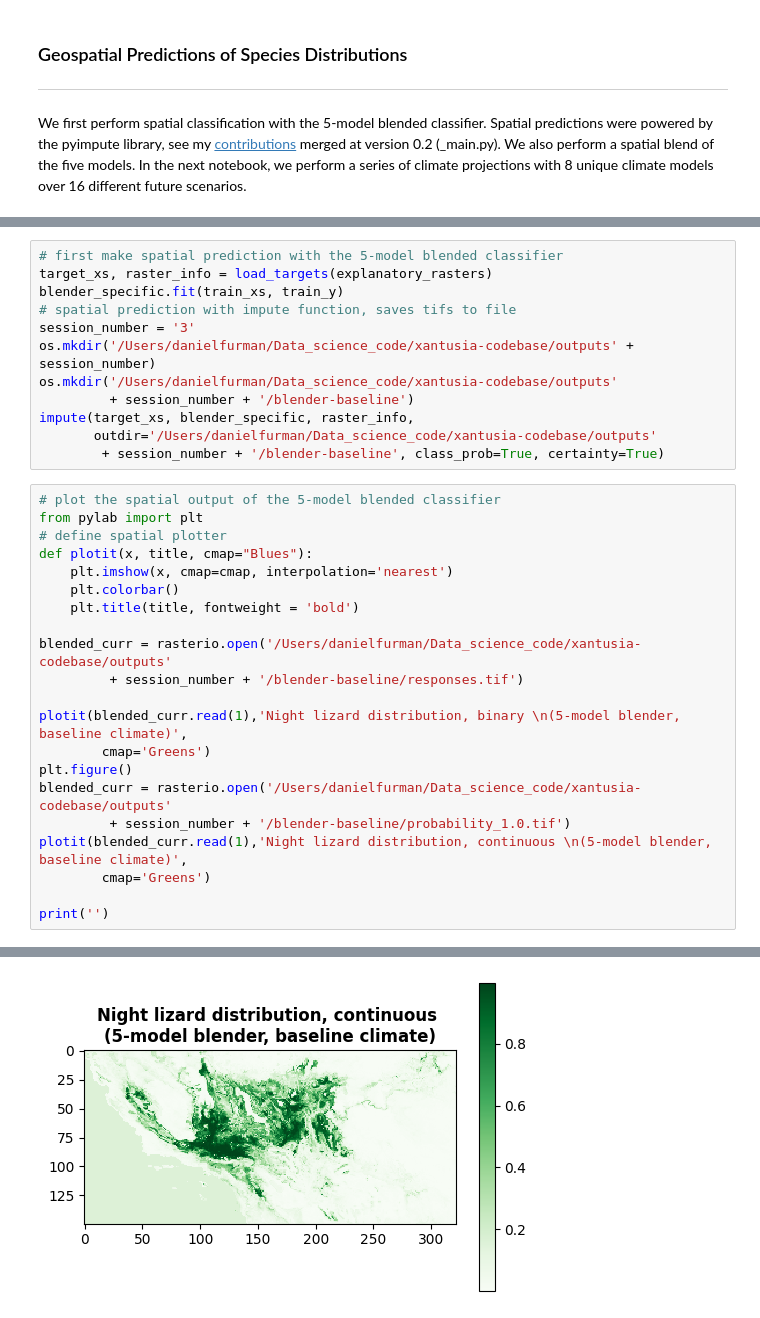
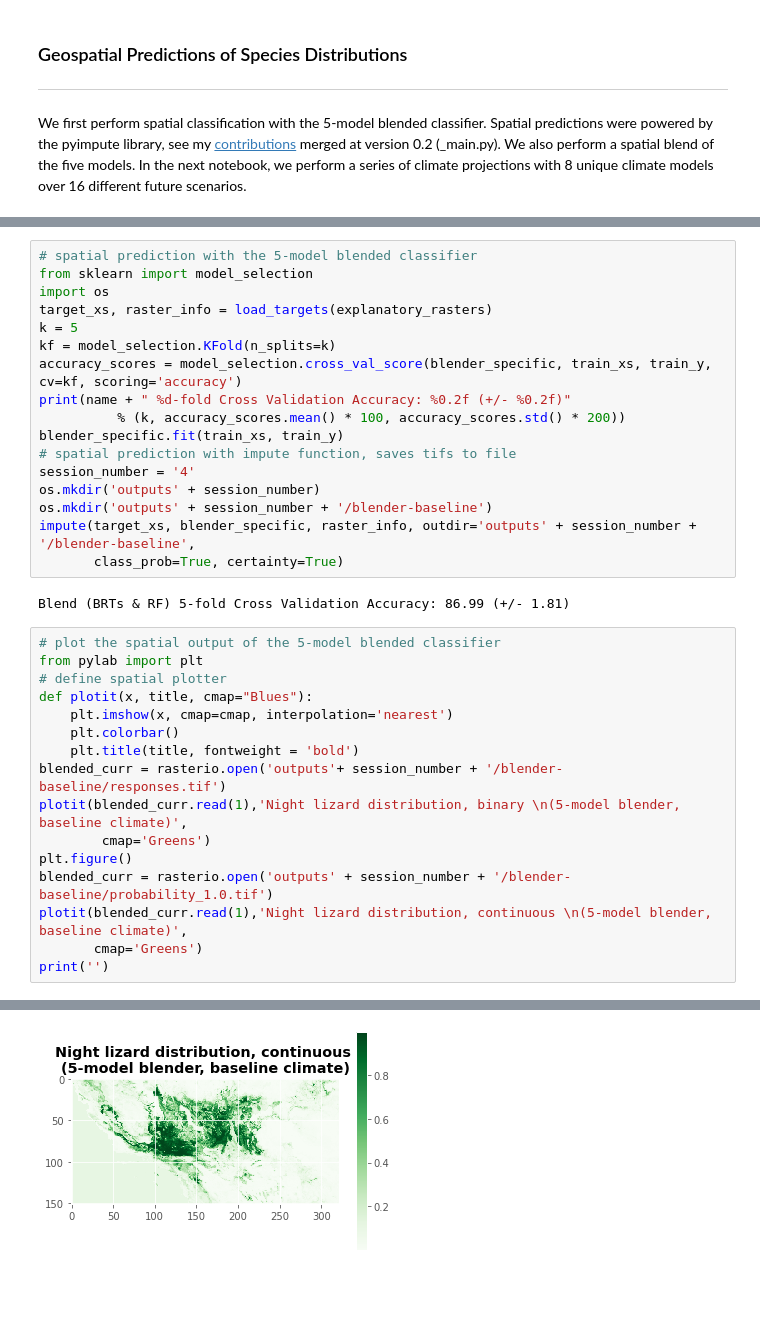
Before and after one commit to daniel-furman/ensemble-climate-projections, a Jupyter notebook: Comparing_MLs.ipynb, the cells around one changed output, grey strips where cells are left out. Saved outputs shown, nothing was run; the diff lists cells and outputs as text; blank space fills up the shorter version.

```diff
--- a/Comparing_MLs.ipynb
+++ b/Comparing_MLs.ipynb
@@ -146,15 +156,22 @@ train_xs.shape, train_y.shape # check shape
 # %%
-# first make spatial prediction with the 5-model blended classifier
+# spatial prediction with the 5-model blended classifier
+from sklearn import model_selection
+import os
 target_xs, raster_info = load_targets(explanatory_rasters)
+k = 5
+kf = model_selection.KFold(n_splits=k)
+accuracy_scores = model_selection.cross_val_score(blender_specific, train_xs, train_y, cv=kf, scoring='accuracy')
+print(name + " %d-fold Cross Validation Accuracy: %0.2f (+/- %0.2f)"
+          % (k, accuracy_scores.mean() * 100, accuracy_scores.std() * 200))
 blender_specific.fit(train_xs, train_y)
 # spatial prediction with impute function, saves tifs to file
-session_number = '3'
-os.mkdir('/Users/danielfurman/Data_science_code/xantusia-codebase/outputs' + session_number)
-os.mkdir('/Users/danielfurman/Data_science_code/xantusia-codebase/outputs'
-         + session_number + '/blender-baseline')
-impute(target_xs, blender_specific, raster_info,
-       outdir='/Users/danielfurman/Data_science_code/xantusia-codebase/outputs'
-        + session_number + '/blender-baseline', class_prob=True, certainty=True)
+session_number = '4'
+os.mkdir('outputs' + session_number)
+os.mkdir('outputs' + session_number + '/blender-baseline')
+impute(target_xs, blender_specific, raster_info, outdir='outputs' + session_number + '/blender-baseline',
+       class_prob=True, certainty=True)
+# %% [output]
+Blend (BRTs & RF) 5-fold Cross Validation Accuracy: 86.99 (+/- 1.81)
 # %%
 # plot the spatial output of the 5-model blended classifier
 from pylab import plt
@@ -163,17 +180,12 @@ def plotit(x, title, cmap="Blues"):
     plt.imshow(x, cmap=cmap, interpolation='nearest')
     plt.colorbar()
     plt.title(title, fontweight = 'bold')
-
-blended_curr = rasterio.open('/Users/danielfurman/Data_science_code/xantusia-codebase/outputs'
-         + session_number + '/blender-baseline/responses.tif')
-
+blended_curr = rasterio.open('outputs'+ session_number + '/blender-baseline/responses.tif')
 plotit(blended_curr.read(1),'Night lizard distribution, binary \n(5-model blender, baseline climate)',
         cmap='Greens')
 plt.figure()
-blended_curr = rasterio.open('/Users/danielfurman/Data_science_code/xantusia-codebase/outputs'
-         + session_number + '/blender-baseline/probability_1.0.tif')
+blended_curr = rasterio.open('outputs' + session_number + '/blender-baseline/probability_1.0.tif')
 plotit(blended_curr.read(1),'Night lizard distribution, continuous \n(5-model blender, baseline climate)',
-        cmap='Greens')
-
+       cmap='Greens')
 print('')
 # %% [output]
@@ -181,2 +193,2 @@ print('')
-[figure, old version]
+[figure, new version]
 # %%
```
Also changed, not shown: parts of 18 cells of this notebook, 2 other files.
